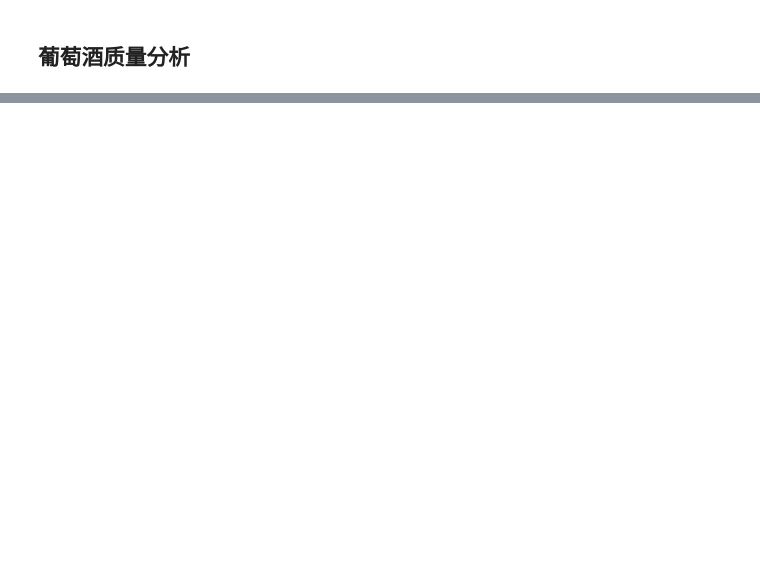
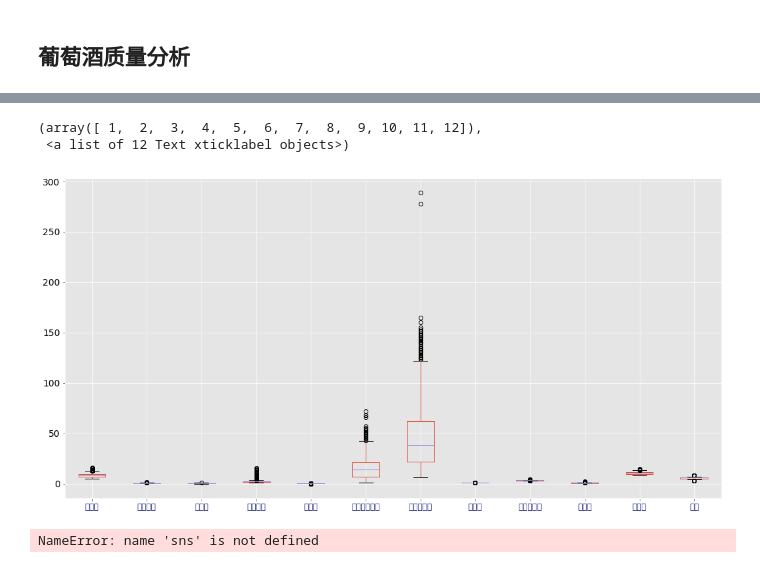
Before and after one commit to KIvanSky/undergraduateGroup, a Jupyter notebook: pythonPractice/zs/wineAnalysis.ipynb, the cells around one changed output, grey strips where cells are left out. Cells and saved outputs as stored; diff of their text form; code cells hidden in the pictures; blank space fills up the shorter version.

```diff
--- a/pythonPractice/zs/wineAnalysis.ipynb
+++ b/pythonPractice/zs/wineAnalysis.ipynb
@@ -49,0 +16,15 @@ X = np.array(X)
+# %%
+wine_index = {'fixed acidity': '固定酸',
+           'volatile acidity': '挥发性酸',
+           'citric acid': '柠檬酸',
+           'residual sugar': '残留糖分',
+           'chlorides': '氯化物',
+           'free sulfur dioxide': '游离二氧化硫',
+           'total sulfur dioxide': '总二氧化硫',
+           'density': '浓厚度',
+           'pH': '氢离子浓度',
+           'sulphates': '硫酸盐',
+           'alcohol': '酒精度',
+           'quality': '质量'}
+file.rename(columns = wine_index, inplace = True)
+file.head(10) #共1599条数据，这里显示10条
@@ -49,0 +75,3 @@ X = np.array(X)
+# %%
+plt.style.use("ggplot")
+file.hist(figsize=(12,12), color="#476DD5", edgecolor="k")
@@ -49,0 +93,12 @@ X = np.array(X)
+# %%
+file.boxplot(figsize=(18,9))
+plt.yticks(fontsize=14,color="k")
+plt.xticks(fontsize=12,color="#081073")
+# %% [output]
+(array([ 1,  2,  3,  4,  5,  6,  7,  8,  9, 10, 11, 12]),
+ <a list of 12 Text xticklabel objects>)
+[figure, added]
+# %%
+sns.pairplot(file)
+# %% [output]
+NameError: name 'sns' is not defined
```
Also changed, not shown: parts of 9 cells of this notebook, 3 other files.
